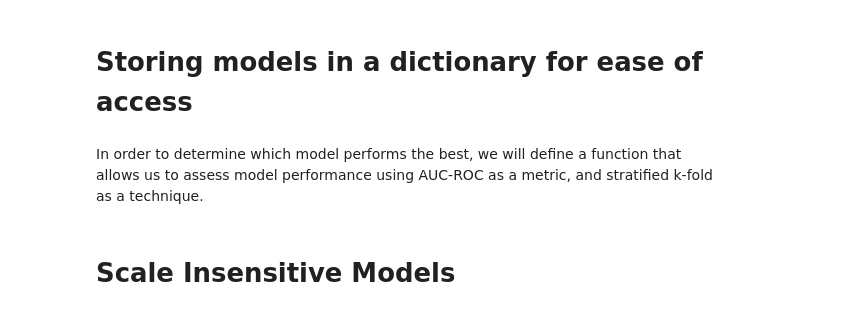
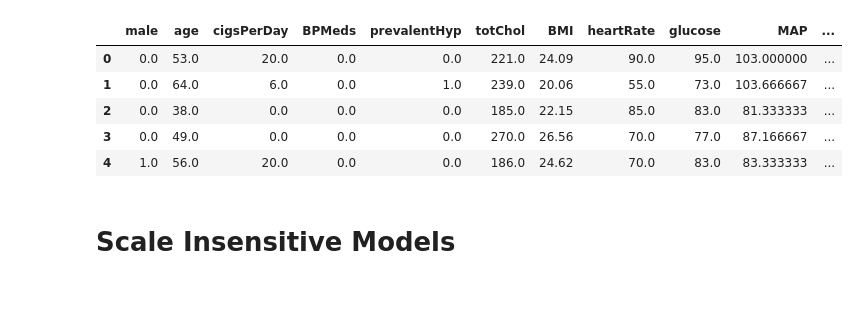
Before and after one commit to SmiffBarney/Heart-Disease-Analysis, a Jupyter notebook: notebooks/model_knn_imputed.ipynb, the cells around one changed output. Drawn from its saved outputs; the diff is of its cells as text; code cells hidden in the pictures.

```diff
--- a/notebooks/model_knn_imputed.ipynb
+++ b/notebooks/model_knn_imputed.ipynb
@@ -6,10 +13,18 @@ Before modelling, the numerical data will be scaled using the MinMaxScaler becau
 # %%
 # Import libraries
 import pandas as pd
 import numpy as np
 
 # Import dataset
 df = pd.read_csv('../data/smotenc_knn_df.csv') # k-Nearest Neighbors imputed dataset with SMOTENC
+df.head()
+# %% [output]
+|  | male | age | cigsPerDay | BPMeds | prevalentHyp | totChol | BMI | heartRate | glucose | MAP | ... |
+| 0 | 0.0 | 53.0 | 20.0 | 0.0 | 0.0 | 221.0 | 24.09 | 90.0 | 95.0 | 103.000000 | ... |
+| 1 | 0.0 | 64.0 | 6.0 | 0.0 | 1.0 | 239.0 | 20.06 | 55.0 | 73.0 | 103.666667 | ... |
+| 2 | 0.0 | 38.0 | 0.0 | 0.0 | 0.0 | 185.0 | 22.15 | 85.0 | 83.0 | 81.333333 | ... |
+| 3 | 0.0 | 49.0 | 0.0 | 0.0 | 0.0 | 270.0 | 26.56 | 70.0 | 77.0 | 87.166667 | ... |
+| 4 | 1.0 | 56.0 | 20.0 | 0.0 | 0.0 | 186.0 | 24.62 | 70.0 | 83.0 | 83.333333 | ... |
 # %%
 # Import train, test, split
 from sklearn.model_selection import train_test_split
@@ -20,8 +35,6 @@ y = df['TenYearCHD']
 
 # Split data into training and testing sets
 X_train, X_test, y_train, y_test = train_test_split(X, y, test_size=0.2, random_state=42)
-# %% [markdown]
-# Storing models in a dictionary for ease of access
 # %%
 # Import libraries
 from sklearn.linear_model import LogisticRegression # Scale sensitive
@@ -48,3 +61 @@ scale_sens_models = {
 }
-# %% [markdown]
-In order to determine which model performs the best, we will define a function that allows us to assess model performance using AUC-ROC as a metric, and stratified k-fold as a technique.
```
Also changed, not shown: parts of 8 cells of this notebook, 6 other files.
